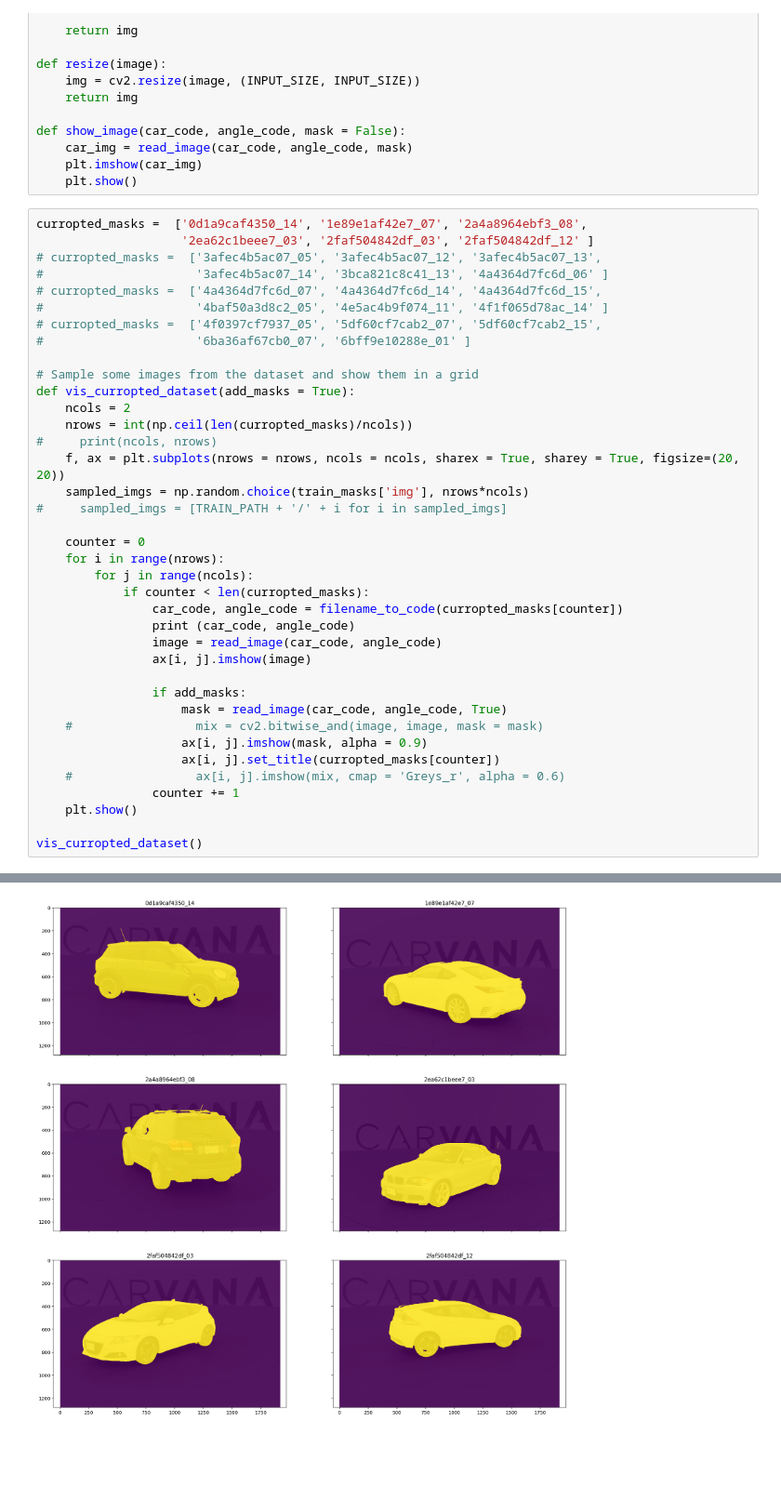
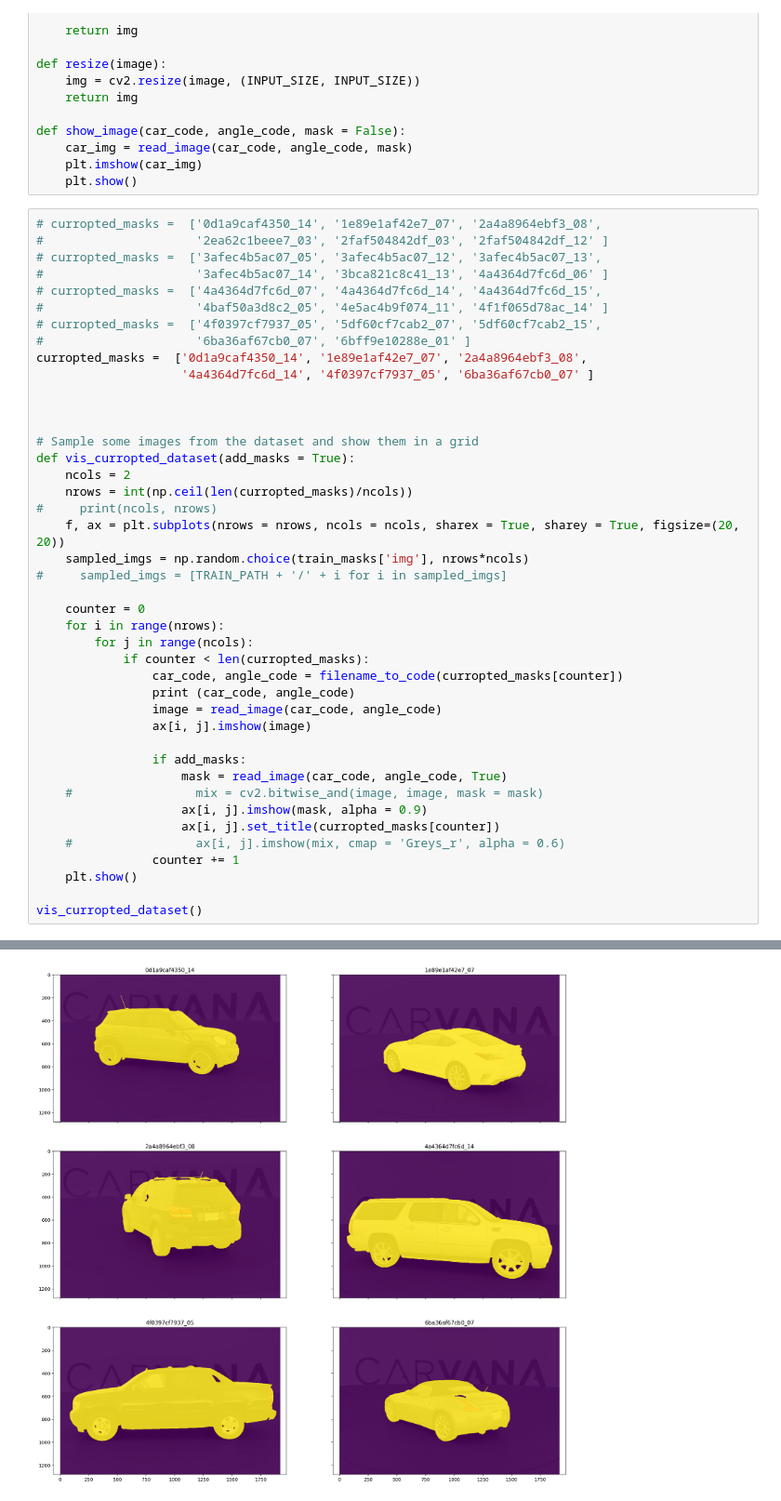
Before and after one commit to NitishPuri/MLNDCapstone, a Jupyter notebook: Visualization.ipynb, the cells around one changed output, grey strips where cells are left out. Shown at 93% size. Drawn from its saved outputs; the diff is of its cells as text; blank space fills up the shorter version.

Commit message:
feat: more visualization tests.

```diff
--- a/Visualization.ipynb
+++ b/Visualization.ipynb
@@ -88,14 +88,18 @@ def show_image(car_code, angle_code, mask = False):
     plt.imshow(car_img)
     plt.show()
 # %%
-curropted_masks =  ['0d1a9caf4350_14', '1e89e1af42e7_07', '2a4a8964ebf3_08',
-                    '2ea62c1beee7_03', '2faf504842df_03', '2faf504842df_12' ]
+# curropted_masks =  ['0d1a9caf4350_14', '1e89e1af42e7_07', '2a4a8964ebf3_08',
+#                     '2ea62c1beee7_03', '2faf504842df_03', '2faf504842df_12' ]
 # curropted_masks =  ['3afec4b5ac07_05', '3afec4b5ac07_12', '3afec4b5ac07_13',
 #                     '3afec4b5ac07_14', '3bca821c8c41_13', '4a4364d7fc6d_06' ]
 # curropted_masks =  ['4a4364d7fc6d_07', '4a4364d7fc6d_14', '4a4364d7fc6d_15',
 #                     '4baf50a3d8c2_05', '4e5ac4b9f074_11', '4f1f065d78ac_14' ]
 # curropted_masks =  ['4f0397cf7937_05', '5df60cf7cab2_07', '5df60cf7cab2_15',
 #                     '6ba36af67cb0_07', '6bff9e10288e_01' ]
+curropted_masks =  ['0d1a9caf4350_14', '1e89e1af42e7_07', '2a4a8964ebf3_08',
+                    '4a4364d7fc6d_14', '4f0397cf7937_05', '6ba36af67cb0_07' ]
+
+
 
 # Sample some images from the dataset and show them in a grid
 def vis_curropted_dataset(add_masks = True):
@@ -135 +139 @@ vis_curropted_dataset()
-[figure, old version]
+[figure, new version]
```
Also changed, not shown: parts of 7 cells of this notebook.
